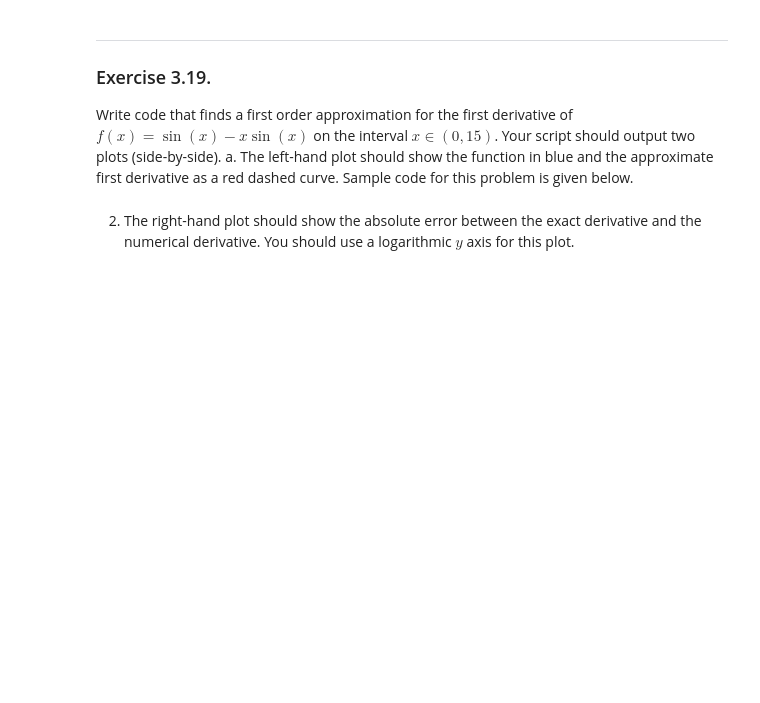
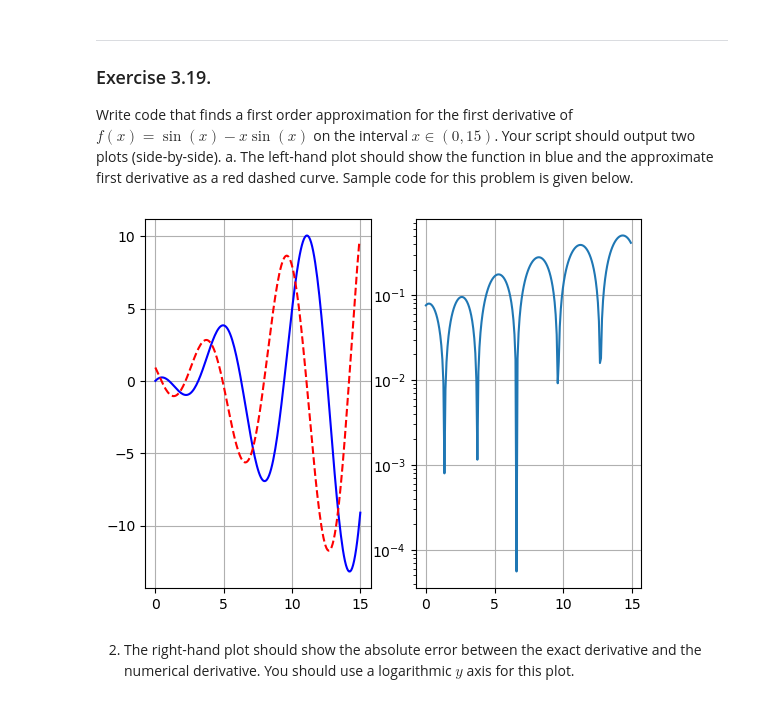
Before and after one commit to DataScienceUWL/MTH371, a Jupyter notebook: Interactive_Notes/Chapter_3/Chapter_3_Calculus_Part1.ipynb, the cells around one changed output. Cells and saved outputs as stored; diff of their text form; code cells hidden in the pictures; blank space fills up the shorter version.

```diff
--- a/Interactive_Notes/Chapter_3/Chapter_3_Calculus_Part1.ipynb
+++ b/Interactive_Notes/Chapter_3/Chapter_3_Calculus_Part1.ipynb
@@ -483,7 +496,7 @@ values of $x$ starting at $a$ and ending at $b$. In the following questions reme
 def FirstDerivFirstOrder(f,a,b,N):
     x = np.linspace(a,b,N+1)
     h = x[1] - x[0]
-    df = # your line of code goes here?
+    df = (f(x[1:])-f(x[:-1]))/h# your line of code goes here?
     return df
 # %% [markdown]
 
@@ -496,17 +509,24 @@ a. The left-hand plot should show the function in blue and the approximate first
 # %%
 
 import matplotlib.pyplot as plt
 import numpy as np
 f = lambda x: np.sin(x) - x*np.sin(x)
 a = 0
 b = 15
-N = # make this an appropriately sized number of subintervals
+N = 200# make this an appropriately sized number of subintervals
 x = np.linspace(a,b,N+1) # what does this line do?
 y = f(x) # what does this line do?
 df = FirstDerivFirstOrder(f,a,b,N) # what does this line do?
 fig, ax = plt.subplots(1,2) # what does this line do?
 ax[0].plot(x,y,'b',x[0:-1],df,'r--') # what does this line do?
 ax[0].grid()
+
+exact = lambda x: np.cos(x) - (np.sin(x) + x*np.cos(x))# write a function for the exact derivative
+# There is a lot going on the next line of code ... explain it.
+ax[1].semilogy(x[0:-1],abs(exact(x[0:-1]) - df))
+ax[1].grid()
+# %% [output]
+[figure, added]
 # %% [markdown]
 2. The right-hand plot should show the absolute error between the exact derivative and the numerical derivative. You should use a logarithmic $y$ axis for this plot.
 # %%
```
Also changed, not shown: parts of 4 cells of this notebook, 2 other files.
